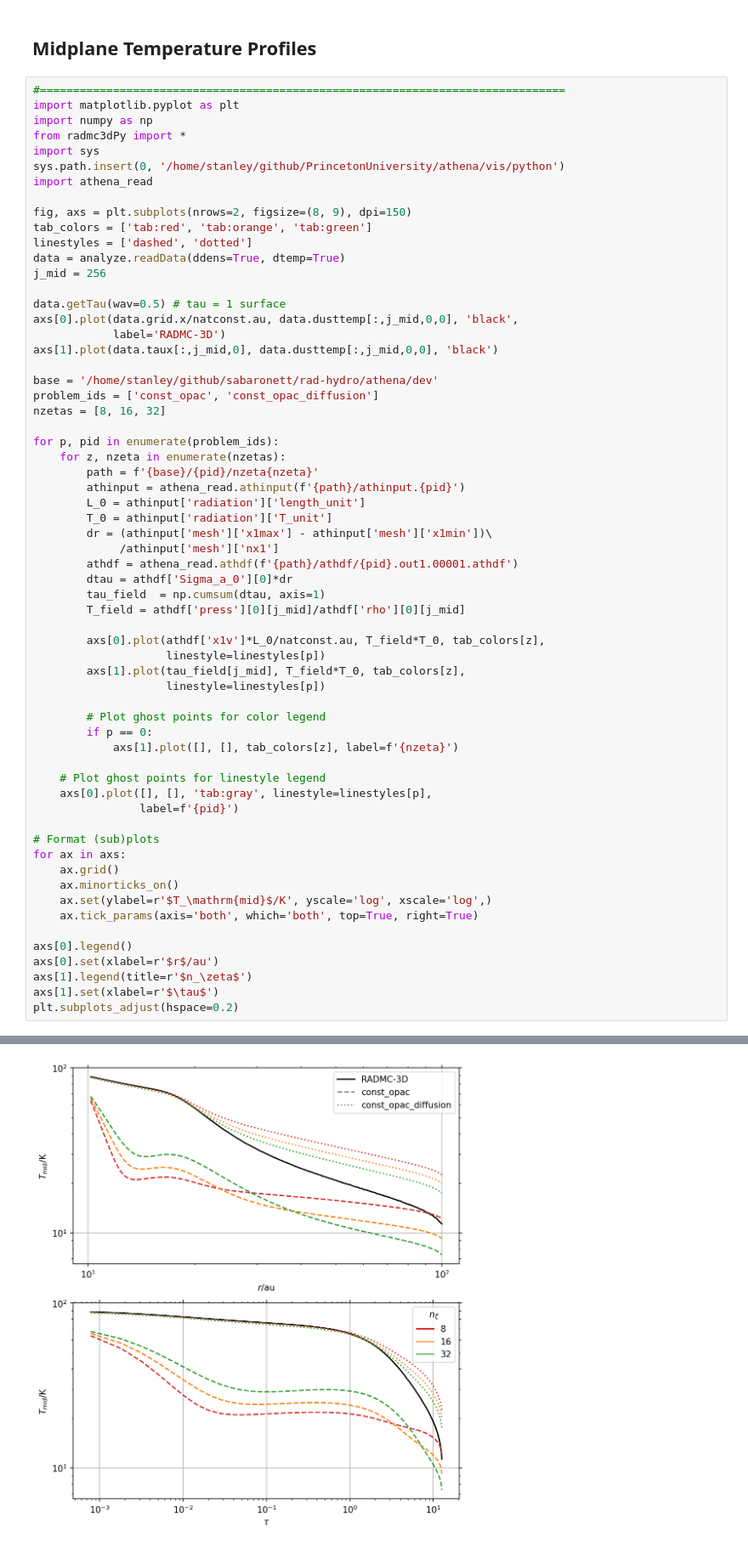
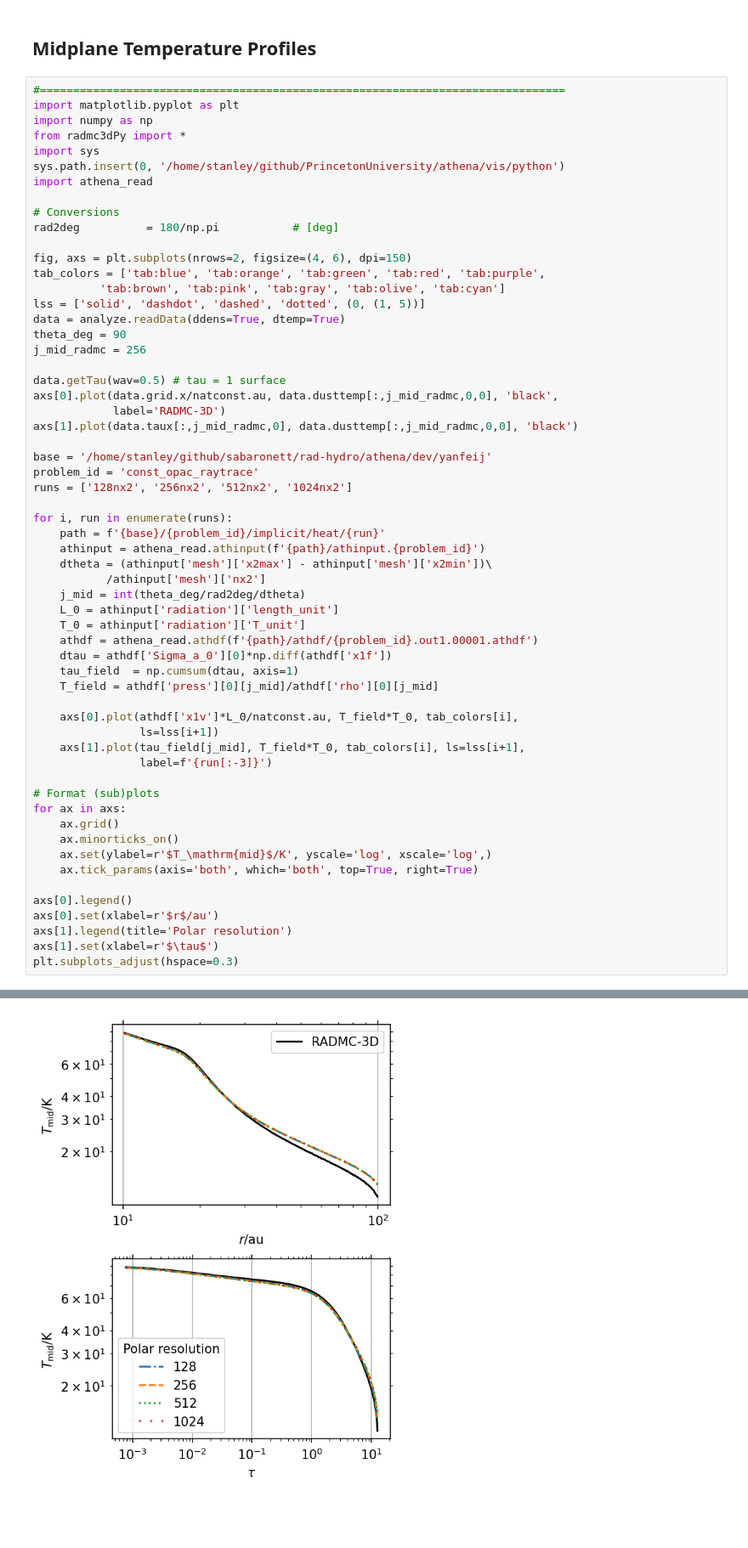
Before and after one commit to sabaronett/rad-hydro, a Jupyter notebook: ipynb/const_opac/ConstantOpacity.ipynb, the cells around one changed output, grey strips where cells are left out. Shown at 85% size. Saved outputs shown, nothing was run; the diff lists cells and outputs as text; blank space fills up the shorter version.

```diff
--- a/ipynb/const_opac/ConstantOpacity.ipynb
+++ b/ipynb/const_opac/ConstantOpacity.ipynb
@@ -28,46 +28,43 @@ import sys
 sys.path.insert(0, '/home/stanley/github/PrincetonUniversity/athena/vis/python')
 import athena_read
 
-fig, axs = plt.subplots(nrows=2, figsize=(8, 9), dpi=150)
-tab_colors = ['tab:red', 'tab:orange', 'tab:green']
-linestyles = ['dashed', 'dotted']
+# Conversions
+rad2deg          = 180/np.pi           # [deg]
+
+fig, axs = plt.subplots(nrows=2, figsize=(4, 6), dpi=150)
+tab_colors = ['tab:blue', 'tab:orange', 'tab:green', 'tab:red', 'tab:purple',
+          'tab:brown', 'tab:pink', 'tab:gray', 'tab:olive', 'tab:cyan']
+lss = ['solid', 'dashdot', 'dashed', 'dotted', (0, (1, 5))]
 data = analyze.readData(ddens=True, dtemp=True)
-j_mid = 256
+theta_deg = 90
+j_mid_radmc = 256
 
 data.getTau(wav=0.5) # tau = 1 surface
-axs[0].plot(data.grid.x/natconst.au, data.dusttemp[:,j_mid,0,0], 'black',
+axs[0].plot(data.grid.x/natconst.au, data.dusttemp[:,j_mid_radmc,0,0], 'black',
             label='RADMC-3D')
-axs[1].plot(data.taux[:,j_mid,0], data.dusttemp[:,j_mid,0,0], 'black')
+axs[1].plot(data.taux[:,j_mid_radmc,0], data.dusttemp[:,j_mid_radmc,0,0], 'black')
 
-base = '/home/stanley/github/sabaronett/rad-hydro/athena/dev'
-problem_ids = ['const_opac', 'const_opac_diffusion']
-nzetas = [8, 16, 32]
+base = '/home/stanley/github/sabaronett/rad-hydro/athena/dev/yanfeij'
+problem_id = 'const_opac_raytrace'
+runs = ['128nx2', '256nx2', '512nx2', '1024nx2']
 
-for p, pid in enumerate(problem_ids):
-    for z, nzeta in enumerate(nzetas):
-        path = f'{base}/{pid}/nzeta{nzeta}'
-        athinput = athena_read.athinput(f'{path}/athinput.{pid}')
-        L_0 = athinput['radiation']['length_unit']
-        T_0 = athinput['radiation']['T_unit']
-        dr = (athinput['mesh']['x1max'] - athinput['mesh']['x1min'])\
-             /athinput['mesh']['nx1']
-        athdf = athena_read.athdf(f'{path}/athdf/{pid}.out1.00001.athdf')
-        dtau = athdf['Sigma_a_0'][0]*dr
-        tau_field  = np.cumsum(dtau, axis=1)
-        T_field = athdf['press'][0][j_mid]/athdf['rho'][0][j_mid]
+for i, run in enumerate(runs):
+    path = f'{base}/{problem_id}/implicit/heat/{run}'
+    athinput = athena_read.athinput(f'{path}/athinput.{problem_id}')
+    dtheta = (athinput['mesh']['x2max'] - athinput['mesh']['x2min'])\
+           /athinput['mesh']['nx2']
+    j_mid = int(theta_deg/rad2deg/dtheta)
+    L_0 = athinput['radiation']['length_unit']
+    T_0 = athinput['radiation']['T_unit']
+    athdf = athena_read.athdf(f'{path}/athdf/{problem_id}.out1.00001.athdf')
+    dtau = athdf['Sigma_a_0'][0]*np.diff(athdf['x1f'])
+    tau_field  = np.cumsum(dtau, axis=1)
+    T_field = athdf['press'][0][j_mid]/athdf['rho'][0][j_mid]
 
-        axs[0].plot(athdf['x1v']*L_0/natconst.au, T_field*T_0, tab_colors[z],
-                    linestyle=linestyles[p])
-        axs[1].plot(tau_field[j_mid], T_field*T_0, tab_colors[z],
-                    linestyle=linestyles[p])
-
-        # Plot ghost points for color legend
-        if p == 0:
-            axs[1].plot([], [], tab_colors[z], label=f'{nzeta}')
-
-    # Plot ghost points for linestyle legend
-    axs[0].plot([], [], 'tab:gray', linestyle=linestyles[p],
-                label=f'{pid}')
+    axs[0].plot(athdf['x1v']*L_0/natconst.au, T_field*T_0, tab_colors[i],
+                ls=lss[i+1])
+    axs[1].plot(tau_field[j_mid], T_field*T_0, tab_colors[i], ls=lss[i+1],
+                label=f'{run[:-3]}')
 
 # Format (sub)plots
 for ax in axs:
@@ -78,7 +75,7 @@ for ax in axs:
 
 axs[0].legend()
 axs[0].set(xlabel=r'$r$/au')
-axs[1].legend(title=r'$n_\zeta$')
+axs[1].legend(title='Polar resolution')
 axs[1].set(xlabel=r'$\tau$')
-plt.subplots_adjust(hspace=0.2)
+plt.subplots_adjust(hspace=0.3)
 # %% [output]
@@ -92 +88 @@ Opacity at 0.50um :  21.839999999999996
-[figure, old version]
+[figure, new version]
```
Also changed, not shown: parts of 2 cells of this notebook, 3 other files.
